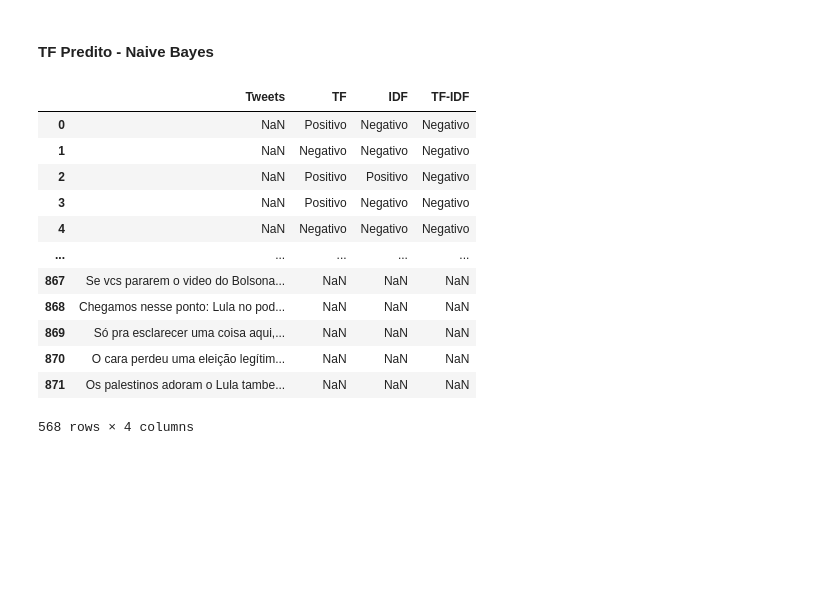
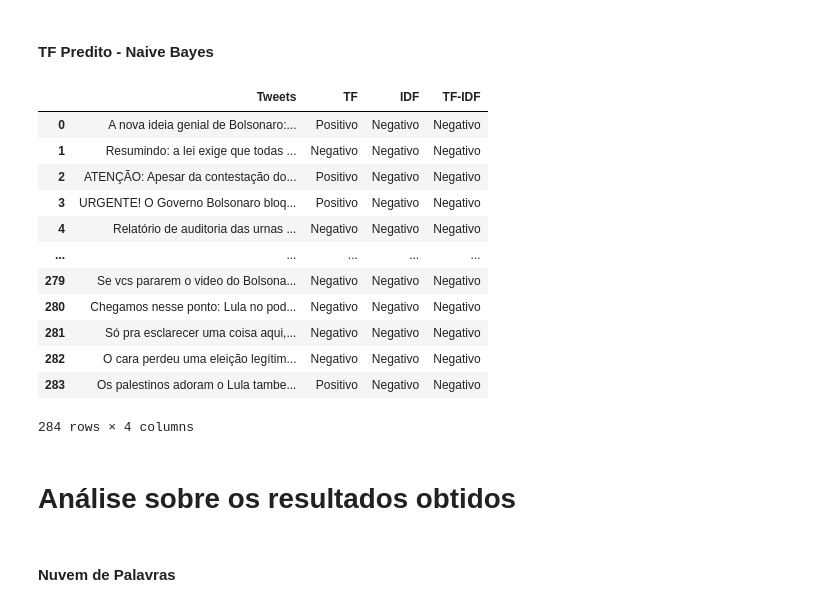
Before and after one commit to rrsouzza/ProjetoIntegradorIV_2022-2, a Jupyter notebook: ponderacoes.ipynb, the cells around one changed output. Cells and saved outputs as stored; diff of their text form; code cells hidden in the pictures; blank space fills up the shorter version.

```diff
--- a/ponderacoes.ipynb
+++ b/ponderacoes.ipynb
@@ -620,7 +657,7 @@ X_idf = df_idf_dados_orig.iloc[:, 0:-1].values
 y_idf = df_idf_dados_orig.iloc[:, -1].values
 
 # Train-Test Split
-X_idf_train, X_idf_test, y_idf_train, y_idf_test = train_test_split(X_idf, y_idf, test_size = 0.40, random_state = 0)
+X_idf_train, X_idf_test, y_idf_train, y_idf_test = train_test_split(X_idf, y_idf, test_size = 0.50, random_state = 0)
 
 # Fit-Transform
 sc = StandardScaler()
@@ -848,38 +885,39 @@ df_results_knn
 # %%
 # Seleciona todas as linhas, de todas as colunas, exceto a última
 X_tf_nov = df_tf_dados_nov.iloc[:, 0:-1].values
 X_idf_nov = df_idf_dados_nov.iloc[:, 0:-1].values
 X_tf_idf_nov = df_tf_idf_dados_nov.iloc[:, 0:-1].values
 
 y_tf_nov_res = naive_tf.predict(X_tf_nov)
 y_idf_nov_res = naive_idf.predict(X_idf_nov)
 y_tf_idf_nov_res = naive_tf_idf.predict(X_tf_idf_nov)
 
 df_tf_predito = pd.DataFrame(data = {'Tweets': df_tweets_nov.iloc[:, 0], 'Classificação': y_tf_nov_res})
 df_tf_predito = df_tf_predito.reset_index(drop = True)
 df_tf_predito.to_csv('TF-IDF Predito - Naive Bayes/tf_naive_bayes.csv', encoding = 'utf-8', sep = ';', index = False)
 
 df_idf_predito = pd.DataFrame(data = {'Tweets': df_tweets_nov.iloc[:, 0], 'Classificação': y_idf_nov_res})
 df_idf_predito = df_idf_predito.reset_index(drop = True)
 df_idf_predito.to_csv('TF-IDF Predito - Naive Bayes/idf_naive_bayes.csv', encoding = 'utf-8', sep = ';', index = False)
 
 df_tf_idf_predito = pd.DataFrame(data = {'Tweets': df_tweets_nov.iloc[:, 0], 'Classificação': y_tf_idf_nov_res})
 df_tf_idf_predito = df_tf_idf_predito.reset_index(drop = True)
 df_tf_idf_predito.to_csv('TF-IDF Predito - Naive Bayes/tf_idf_naive_bayes.csv', encoding = 'utf-8', sep = ';', index = False)
 
 df_ponderacoes_preditas = pd.DataFrame(data = {'Tweets': df_tweets_nov.iloc[:, 0], 'TF': df_tf_predito.iloc[:, 1], 'IDF': df_idf_predito.iloc[:, 1], 'TF-IDF': df_tf_idf_predito.iloc[:, 1]})
+df_ponderacoes_preditas.to_csv('TF-IDF Predito - Naive Bayes/tweets_valores_preditos.csv', encoding = 'utf-8', sep = ';', index = False)
 df_ponderacoes_preditas
 # %% [output]
 |  | Tweets | TF | IDF | TF-IDF |
-| 0 | NaN | Positivo | Negativo | Negativo |
-| 1 | NaN | Negativo | Negativo | Negativo |
-| 2 | NaN | Positivo | Positivo | Negativo |
-| 3 | NaN | Positivo | Negativo | Negativo |
-| 4 | NaN | Negativo | Negativo | Negativo |
+| 0 | A nova ideia genial de Bolsonaro:... | Positivo | Negativo | Negativo |
+| 1 | Resumindo: a lei exige que todas ... | Negativo | Negativo | Negativo |
+| 2 | ATENÇÃO: Apesar da contestação do... | Positivo | Negativo | Negativo |
+| 3 | URGENTE! O Governo Bolsonaro bloq... | Positivo | Negativo | Negativo |
+| 4 | Relatório de auditoria das urnas ... | Negativo | Negativo | Negativo |
 | ... | ... | ... | ... | ... |
-| 867 | Se vcs pararem o video do Bolsona... | NaN | NaN | NaN |
-| 868 | Chegamos nesse ponto: Lula no pod... | NaN | NaN | NaN |
-| 869 | Só pra esclarecer uma coisa aqui,... | NaN | NaN | NaN |
-| 870 | O cara perdeu uma eleição legítim... | NaN | NaN | NaN |
-| 871 | Os palestinos adoram o Lula tambe... | NaN | NaN | NaN |
+| 279 | Se vcs pararem o video do Bolsona... | Negativo | Negativo | Negativo |
+| 280 | Chegamos nesse ponto: Lula no pod... | Negativo | Negativo | Negativo |
+| 281 | Só pra esclarecer uma coisa aqui,... | Negativo | Negativo | Negativo |
+| 282 | O cara perdeu uma eleição legítim... | Negativo | Negativo | Negativo |
+| 283 | Os palestinos adoram o Lula tambe... | Positivo | Negativo | Negativo |
-568 rows × 4 columns
+284 rows × 4 columns
@@ -888,0 +924,4 @@ df_ponderacoes_preditas
+# %% [markdown]
+# Análise sobre os resultados obtidos
+# %% [markdown]
+<h4>Nuvem de Palavras</h4>
```
Also changed, not shown: parts of 14 cells of this notebook, 3 other files.
